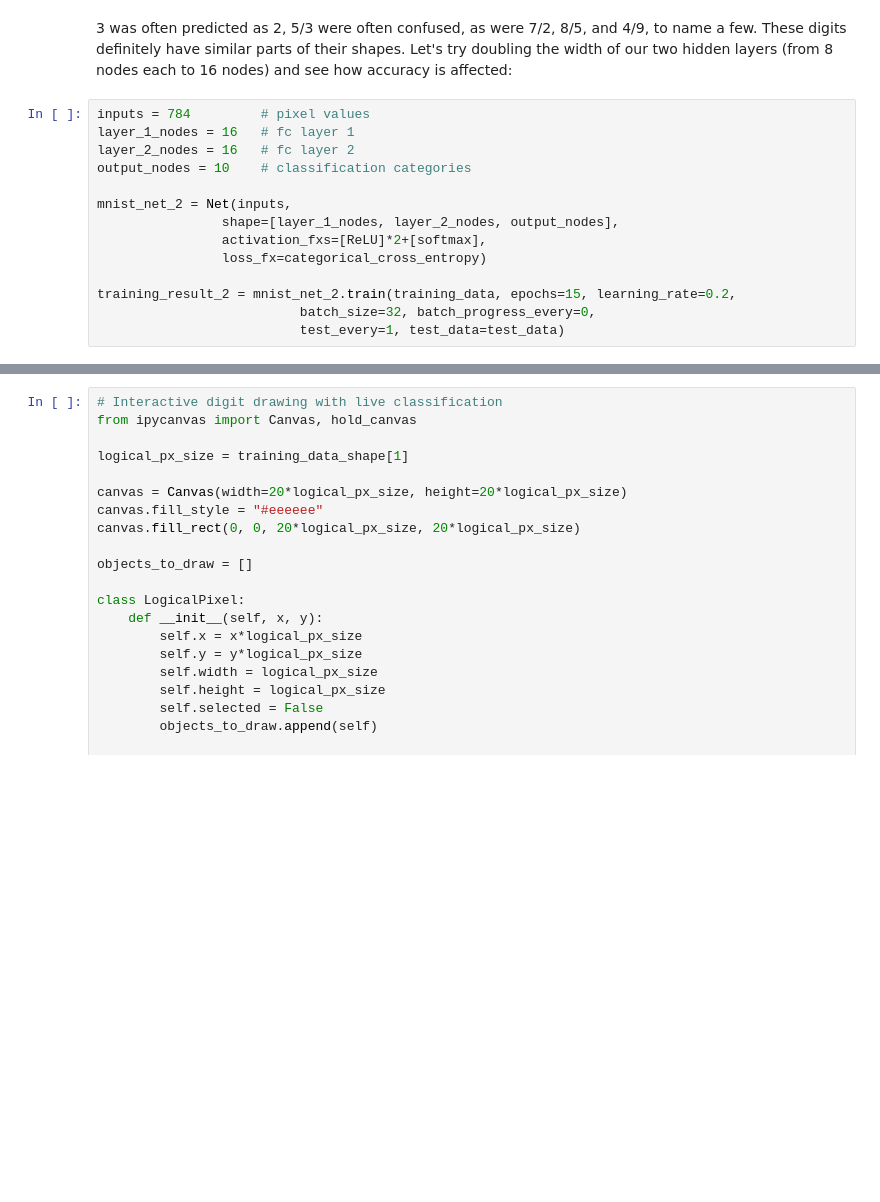
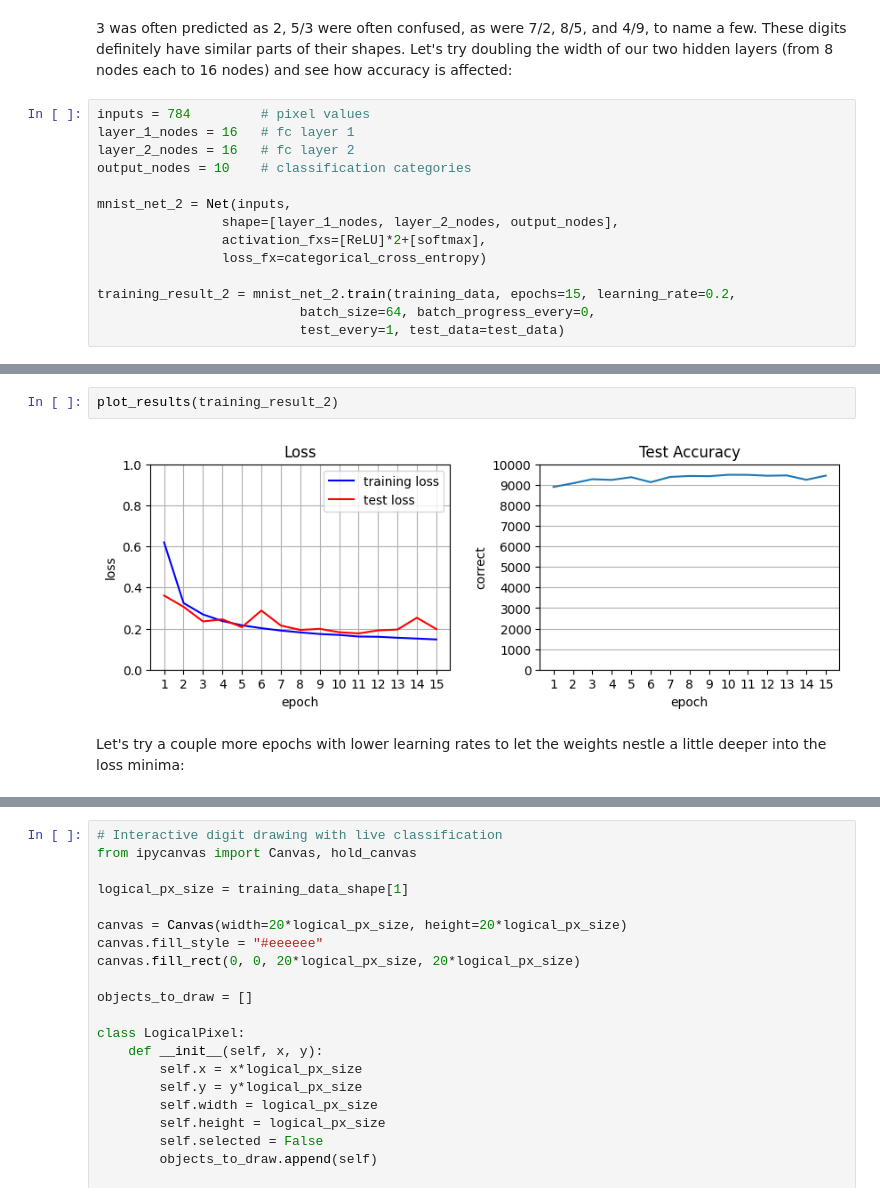
Before and after one commit to jeremy-dolan/neural-net-from-scratch, a Jupyter notebook: mlp_demo_interactive_digit_classifier.ipynb, the cells around one changed output, grey strips where cells are left out. Cells and saved outputs as stored; diff of their text form; blank space fills up the shorter version.

```diff
--- a/mlp_demo_interactive_digit_classifier.ipynb
+++ b/mlp_demo_interactive_digit_classifier.ipynb
@@ -387,6 +398,6 @@ mnist_net_2 = Net(inputs,
                 loss_fx=categorical_cross_entropy)
 
 training_result_2 = mnist_net_2.train(training_data, epochs=15, learning_rate=0.2,
-                          batch_size=32, batch_progress_every=0,
+                          batch_size=64, batch_progress_every=0,
                           test_every=1, test_data=test_data)
 # %% [output]
@@ -401,0 +419,6 @@ KeyboardInterrupt:
+# %%
+plot_results(training_result_2)
+# %% [output]
+[figure, added]
+# %% [markdown]
+Let's try a couple more epochs with lower learning rates to let the weights nestle a little deeper into the loss minima:
```
Also changed, not shown: parts of 19 cells of this notebook, 1 other file.
